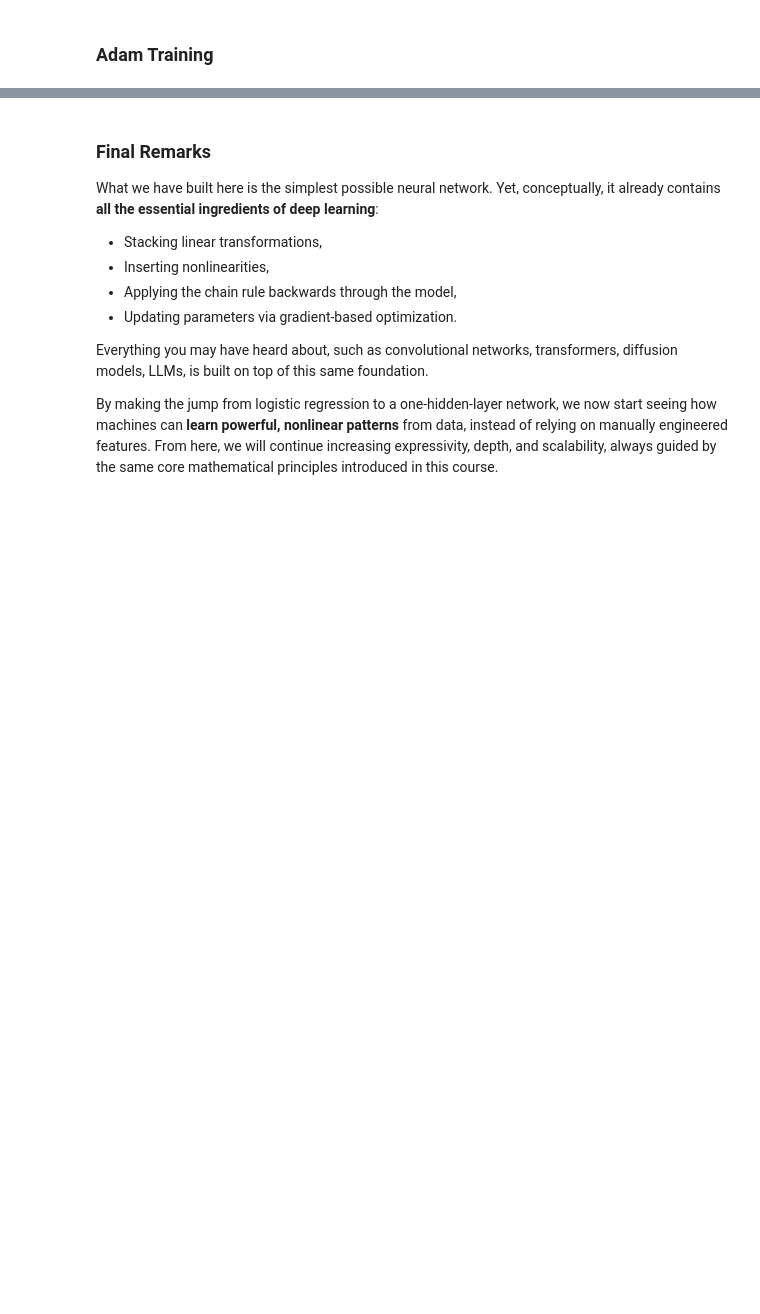
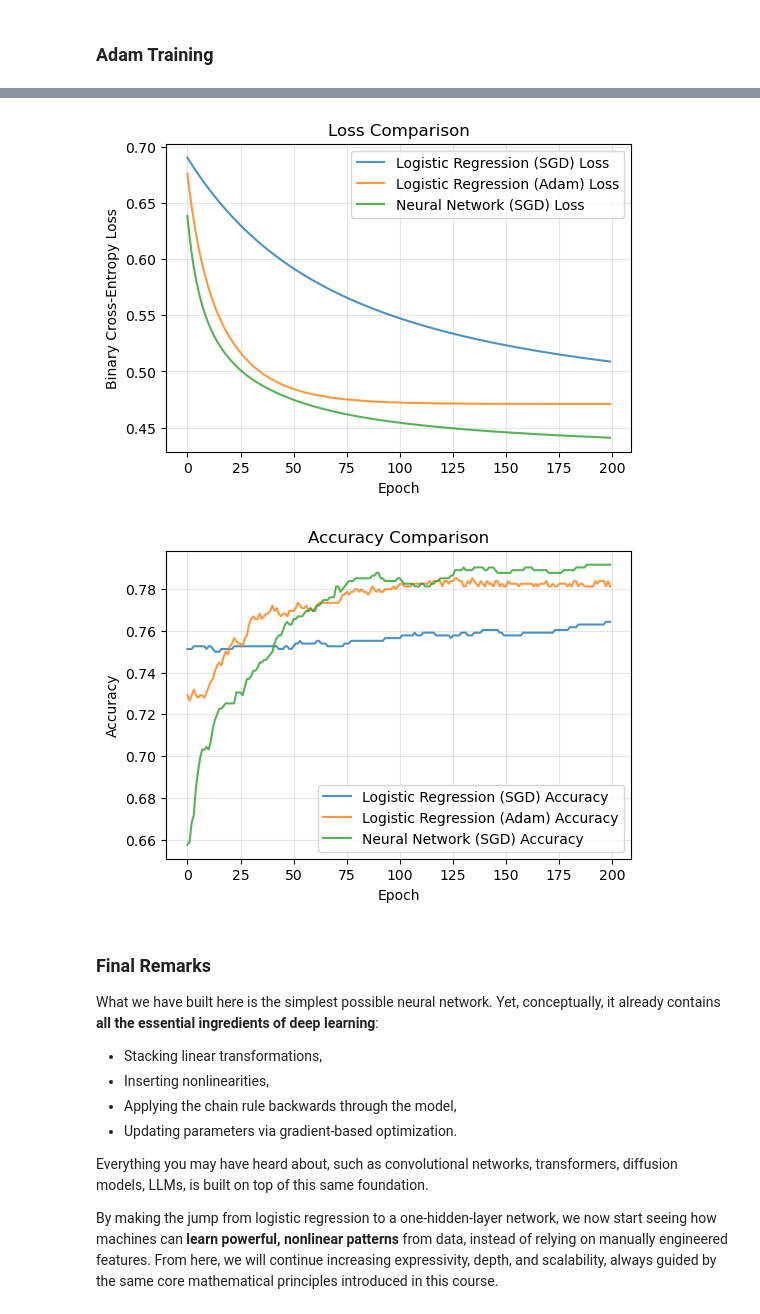
Before and after one commit to devangelista2/statistical-mathematical-methods, a Jupyter notebook: years/2025-26/Optimization/supervised.ipynb, the cells around one changed output, grey strips where cells are left out. Cells and saved outputs as stored; diff of their text form; code cells hidden in the pictures; blank space fills up the shorter version.

```diff
--- a/years/2025-26/Optimization/supervised.ipynb
+++ b/years/2025-26/Optimization/supervised.ipynb
@@ -496,3 +687,30 @@ You will recognize the familiar structure from logistic regression, just with on
+# %%
+# Plot Loss Curves
+plt.figure(figsize=(6,4))
+plt.plot(loss_sgd, label="Logistic Regression (SGD) Loss", alpha=0.8)
+plt.plot(loss_adam, label="Logistic Regression (Adam) Loss", alpha=0.8)
+plt.plot(loss_nn, label="Neural Network (SGD) Loss", alpha=0.8)
+plt.xlabel("Epoch")
+plt.ylabel("Binary Cross-Entropy Loss")
+plt.title("Loss Comparison")
+plt.legend()
+plt.grid(alpha=0.3)
+plt.show()
+
+# Plot Accuracy Curves
+plt.figure(figsize=(6,4))
+plt.plot(acc_sgd, label="Logistic Regression (SGD) Accuracy", alpha=0.8)
+plt.plot(acc_adam, label="Logistic Regression (Adam) Accuracy", alpha=0.8)
+plt.plot(acc_nn, label="Neural Network (SGD) Accuracy", alpha=0.8)
+plt.xlabel("Epoch")
+plt.ylabel("Accuracy")
+plt.title("Accuracy Comparison")
+plt.legend()
+plt.grid(alpha=0.3)
+plt.show()
+# %% [output]
+[figure, added]
+[figure, added]
 # %% [markdown]
 ### Final Remarks
 
```
Also changed, not shown: parts of 4 cells of this notebook, 15 other files.
